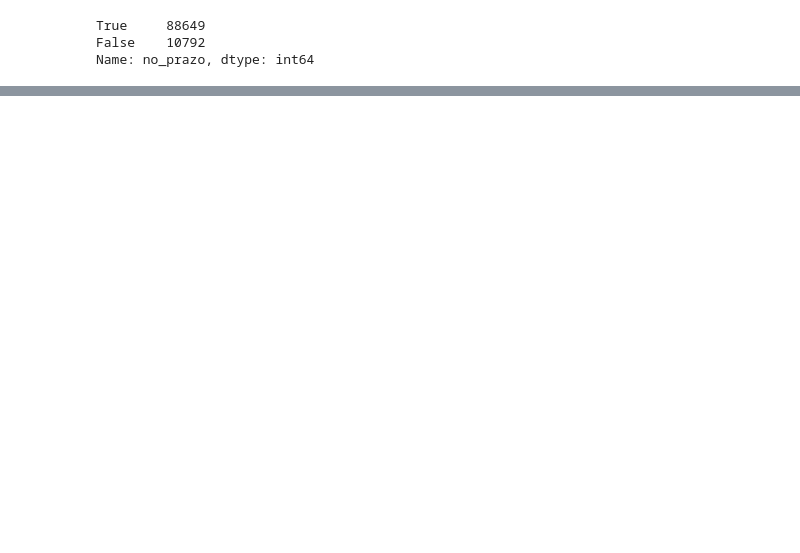
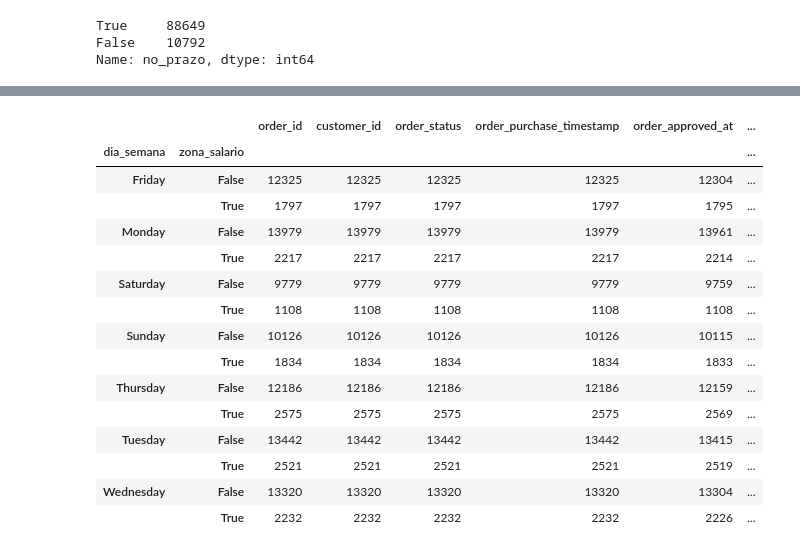
Before and after one commit to oliveiraruiz/Intro_Ciencia_Dados_2021, a Jupyter notebook: Olist.ipynb, the cells around one changed output, grey strips where cells are left out. Saved outputs shown, nothing was run; the diff lists cells and outputs as text; code cells hidden in the pictures; blank space fills up the shorter version.

```diff
--- a/Olist.ipynb
+++ b/Olist.ipynb
@@ -260,0 +275,3 @@ fig.show()
+# %%
+df_order['dia_semana'] = df_order.order_purchase_timestamp.dt.day_name()
+df_order.head(3)
@@ -260,0 +303,3 @@ fig.show()
+# %%
+df_order['dia_mes'] = df_order.order_purchase_timestamp.dt.day
+df_order.head()
@@ -260,0 +327,7 @@ fig.show()
+# %%
+def verifica_zona_salario ( dia ):
+    zona_s = [1,5,15,30,31]
+
+    return dia in zona_s
+
+df_order['zona_salario'] = df_order.dia_mes.apply( verifica_zona_salario )
@@ -260,0 +343,19 @@ fig.show()
+# %%
+df_order.groupby(by=['dia_semana', 'zona_salario']).count()
+# %% [output]
+|  |  | order_id | customer_id | order_status | order_purchase_timestamp | order_approved_at | ... |
+| dia_semana | zona_salario |  |  |  |  |  | ... |
+| Friday | False | 12325 | 12325 | 12325 | 12325 | 12304 | ... |
+|  | True | 1797 | 1797 | 1797 | 1797 | 1795 | ... |
+| Monday | False | 13979 | 13979 | 13979 | 13979 | 13961 | ... |
+|  | True | 2217 | 2217 | 2217 | 2217 | 2214 | ... |
+| Saturday | False | 9779 | 9779 | 9779 | 9779 | 9759 | ... |
+|  | True | 1108 | 1108 | 1108 | 1108 | 1108 | ... |
+| Sunday | False | 10126 | 10126 | 10126 | 10126 | 10115 | ... |
+|  | True | 1834 | 1834 | 1834 | 1834 | 1833 | ... |
+| Thursday | False | 12186 | 12186 | 12186 | 12186 | 12159 | ... |
+|  | True | 2575 | 2575 | 2575 | 2575 | 2569 | ... |
+| Tuesday | False | 13442 | 13442 | 13442 | 13442 | 13415 | ... |
+|  | True | 2521 | 2521 | 2521 | 2521 | 2519 | ... |
+| Wednesday | False | 13320 | 13320 | 13320 | 13320 | 13304 | ... |
+|  | True | 2232 | 2232 | 2232 | 2232 | 2226 | ... |
```
Also changed, not shown: parts of 59 cells of this notebook.
